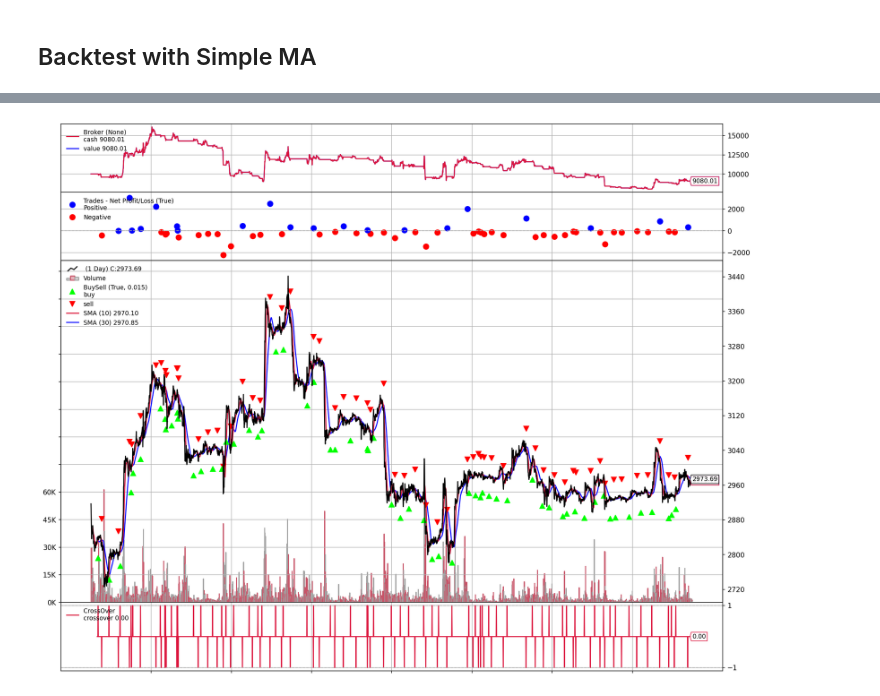
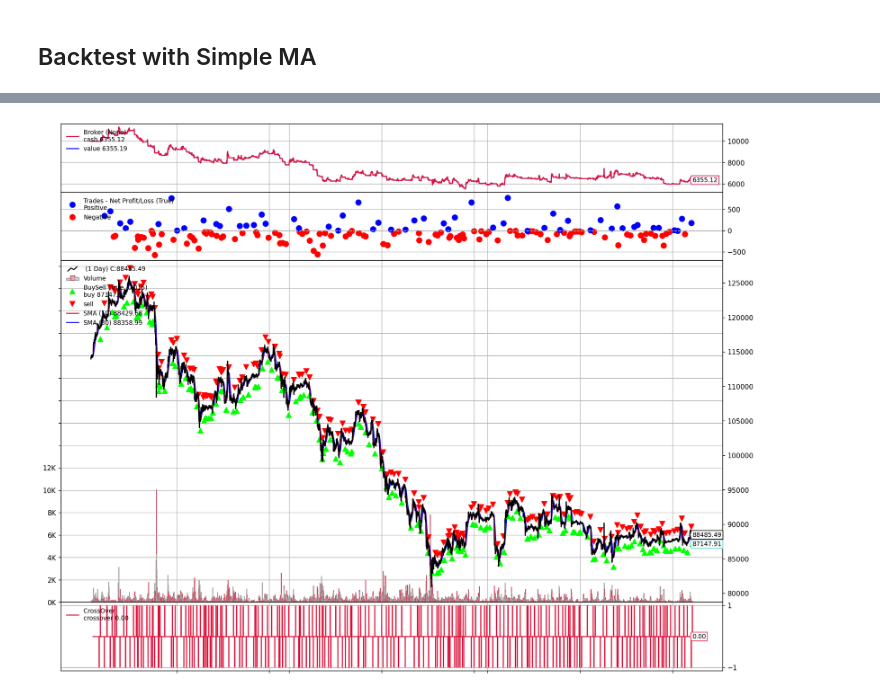
Before and after one commit to devesh2003/crypto-strats, a Jupyter notebook: visualization.ipynb, the cells around one changed output, grey strips where cells are left out. Saved outputs shown, nothing was run; the diff lists cells and outputs as text; code cells hidden in the pictures.

Commit message:
collector and backtest module

```diff
--- a/visualization.ipynb
+++ b/visualization.ipynb
@@ -28,7 +28,7 @@ def load_symbol_data(symbol, interval, data_dir='Data'):
     df = pd.concat(dfs, ignore_index=True).sort_values('open_time').reset_index(drop=True)
     return df
 
-df = load_symbol_data('ETHUSDT', '15m')
+df = load_symbol_data('BTCUSDT', '15m')
 df['datetime'] = pd.to_datetime(df['open_time'], unit='us')
 df['returns'] = df['close'].pct_change()
 df.head()
@@ -72,7 +72,7 @@ plt.show()
 # %%
 # Backtest configuration - adjust for future tests
 BACKTEST_CONFIG = {
-    'leverage': 5,
+    'leverage': 3,
     'initial_cash': 10000.0,
     # Binance Futures commission (USDT-M): https://www.binance.com/en/fee/schedule
     'commission_maker': 0.0002,   # 0.02% - limit orders that add liquidity
@@ -120,6 +120,92 @@ class MAStrategy(bt.Strategy):
             if self.crossover < 0:
                 self.close()
 
+
+# Oversold Bounce: high win rate mean reversion - buy extreme dips in uptrend, quick take profit
+class OversoldBounceStrategy(bt.Strategy):
+    params = (
+        ('rsi_period', 14),
+        ('rsi_oversold', 28),
+        ('rsi_exit', 55),
+        ('trend_ma', 50),
+        ('takeprofit_pct', 0.015),
+        ('stoploss_pct', 0.006),
+    )
+
+    def __init__(self):
+        self.rsi = bt.indicators.RSI(self.data.close, period=self.params.rsi_period)
+        self.bb = bt.indicators.BollingerBands(self.data.close, period=20, devfactor=2)
+        self.trend_sma = bt.indicators.SMA(self.data.close, period=self.params.trend_ma)
+        self.entry_price = None
+
+    def next(self):
+        price = self.data.close[0]
+        if not self.position:
+            # Uptrend filter + extreme oversold
+            in_uptrend = price > self.trend_sma[0]
+            oversold = self.rsi[0] < self.params.rsi_oversold
+            below_lower_bb = price <= self.bb.lines.bot[0]
+            if in_uptrend and oversold and below_lower_bb:
+                self.buy()
+                self.entry_price = price
+        else:
+            if self.entry_price is None:
+                self.entry_price = self.position.price
+            pnl_pct = (price - self.entry_price) / self.entry_price
+            # Take profit
+            if pnl_pct >= self.params.takeprofit_pct:
+                self.close()
+                self.entry_price = None
+            # Stop loss
+            elif pnl_pct <= -self.params.stoploss_pct:
+                self.close()
+                self.entry_price = None
+            # RSI recovered
+            elif self.rsi[0] > self.params.rsi_exit:
+                self.close()
+                self.entry_price = None
+
+
+# Multi-timeframe: signals on 15m, TP/SL on 1m (requires 1m data - run BinanceCollector with interval="1m")
+# self.datas[0]=1m, self.datas[1]=15m (resampled)
+class OversoldBounceMTFStrategy(bt.Strategy):
+    params = (
+        ('rsi_period', 14), ('rsi_oversold', 28), ('rsi_exit', 55),
+        ('trend_ma', 50), ('takeprofit_pct', 0.015), ('stoploss_pct', 0.006),
+    )
+
+    def __init__(self):
+        # Indicators on 15m (datas[1]) for signal generation
+        self.rsi = bt.indicators.RSI(self.datas[1].close, period=self.params.rsi_period)
+        self.bb = bt.indicators.BollingerBands(self.datas[1].close, period=20, devfactor=2)
+        self.trend_sma = bt.indicators.SMA(self.datas[1].close, period=self.params.trend_ma)
+        self.entry_price = None
+
+    def next(self):
+        # Price from 1m (datas[0]) for granular TP/SL
+        price_1m = self.datas[0].close[0]
+        price_15m = self.datas[1].close[0]
+        if not self.position:
+            in_uptrend = price_15m > self.trend_sma[0]
+            oversold = self.rsi[0] < self.params.rsi_oversold
+            below_lower_bb = price_15m <= self.bb.lines.bot[0]
+            if in_uptrend and oversold and below_lower_bb:
+                self.buy(data=self.datas[0])
+                self.entry_price = price_1m
+        else:
+            if self.entry_price is None:
+                self.entry_price = self.position.price
+            pnl_pct = (price_1m - self.entry_price) / self.entry_price
+            if pnl_pct >= self.params.takeprofit_pct:
+                self.close(data=self.datas[0])
+                self.entry_price = None
+            elif pnl_pct <= -self.params.stoploss_pct:
+                self.close(data=self.datas[0])
+                self.entry_price = None
+            elif self.rsi[0] > self.params.rsi_exit:
+                self.close(data=self.datas[0])
+                self.entry_price = None
+
 # Prepare data for backtrader: datetime index, OHLCV columns
 bt_data = df[['open', 'high', 'low', 'close', 'volume']].copy()
 bt_data.index = pd.to_datetime(df['datetime'])
@@ -165 +249 @@ Ending Portfolio Value: 9080.006703556879
-[figure, old version]
+[figure, new version]
```
Also changed, not shown: parts of 8 cells of this notebook, 4 other files.
